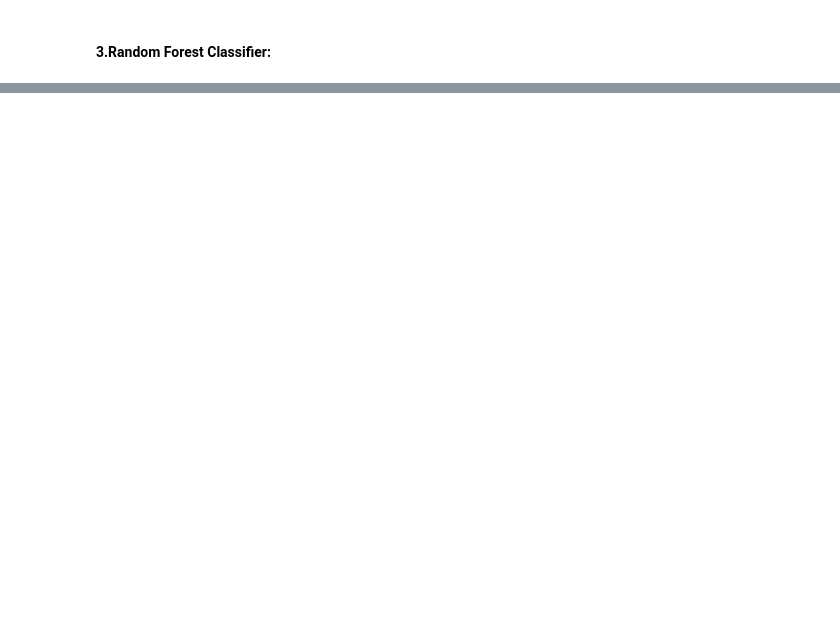
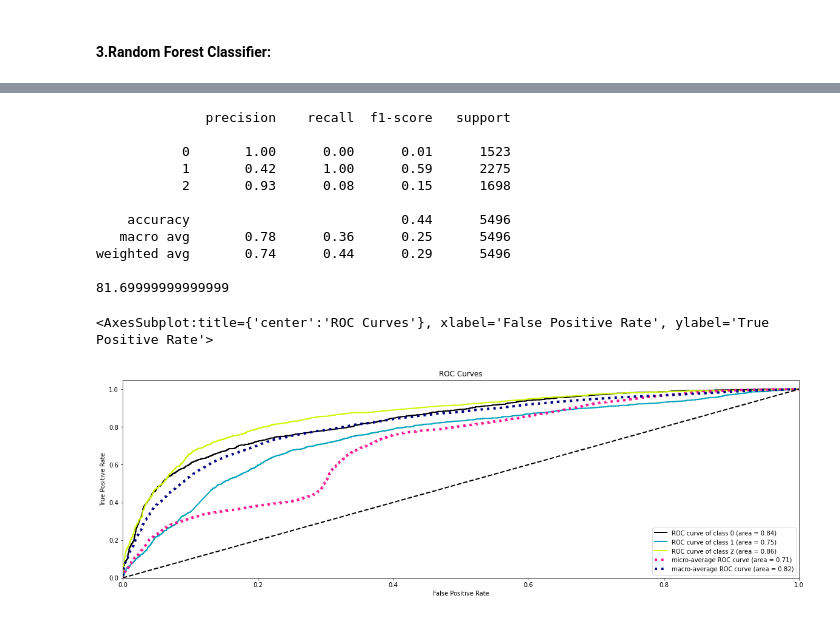
Before and after one commit to iceywhite/3320GroupWork, a Jupyter notebook: twitter-sentiment-analysis.ipynb, the cells around one changed output, grey strips where cells are left out. Saved outputs shown, nothing was run; the diff lists cells and outputs as text; code cells hidden in the pictures; blank space fills up the shorter version.

```diff
--- a/twitter-sentiment-analysis.ipynb
+++ b/twitter-sentiment-analysis.ipynb
@@ -437,0 +560,10 @@ NameError: name 'RandomForestClassifier' is not defined
+# %%
+param_grid = {
+    'n_estimators': [100,200,300,500],
+    'max_features': ['sqrt', 'log2'],
+    'max_depth' : [1,2,4,5,6,7,8],
+    'criterion' :['gini', 'entropy']
+}
+# %%
+CV_rfc = GridSearchCV(estimator=RF_model, param_grid=param_grid, cv= 5,n_jobs=-1)
+CV_rfc.fit(X_train, y_train)
@@ -437,0 +583,4 @@ NameError: name 'RandomForestClassifier' is not defined
+# %%
+RF_model_cv=RandomForestClassifier(random_state=42,**CV_rfc.best_params_)
+# %%
+RF_model_cv.fit(X_train, y_train)
@@ -437,0 +594,21 @@ NameError: name 'RandomForestClassifier' is not defined
+# %%
+pred = RF_model_cv.predict(X_test)
+pred_prob = RF_model_cv.predict_proba(X_test)
+print(classification_report(y_test,pred))
+accuracy_score(y_test,pred)
+print(round(roc_auc_score(y_test, pred_prob, multi_class='ovr'),3)*100)
+auc_roc(y_test,pred_prob)
+# %% [output]
+              precision    recall  f1-score   support
+
+           0       1.00      0.00      0.01      1523
+           1       0.42      1.00      0.59      2275
+           2       0.93      0.08      0.15      1698
+
+    accuracy                           0.44      5496
+   macro avg       0.78      0.36      0.25      5496
+weighted avg       0.74      0.44      0.29      5496
+
+81.69999999999999
+<AxesSubplot:title={'center':'ROC Curves'}, xlabel='False Positive Rate', ylabel='True Positive Rate'>
+[figure, added]
```
Also changed, not shown: parts of 14 cells of this notebook.
